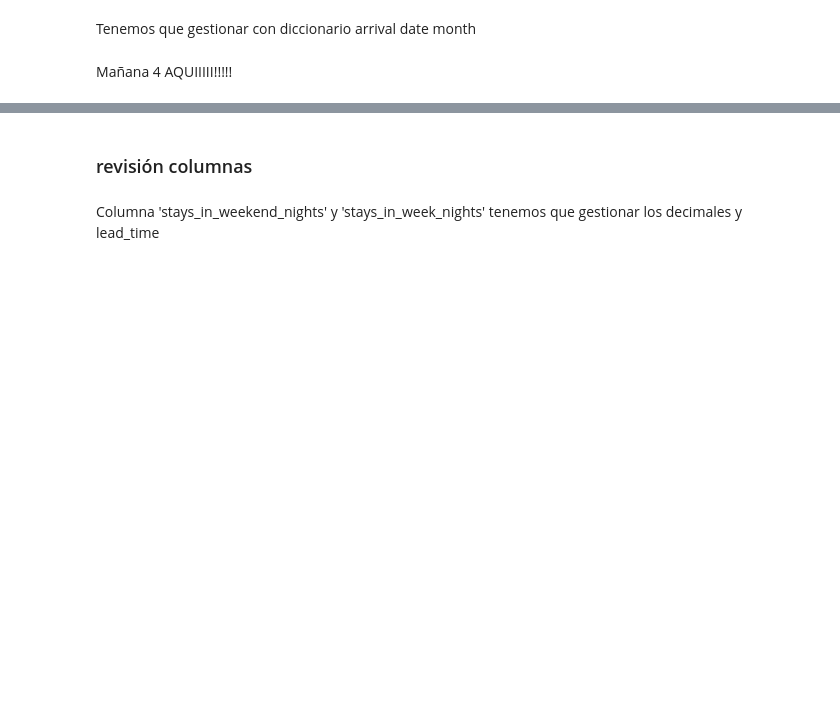
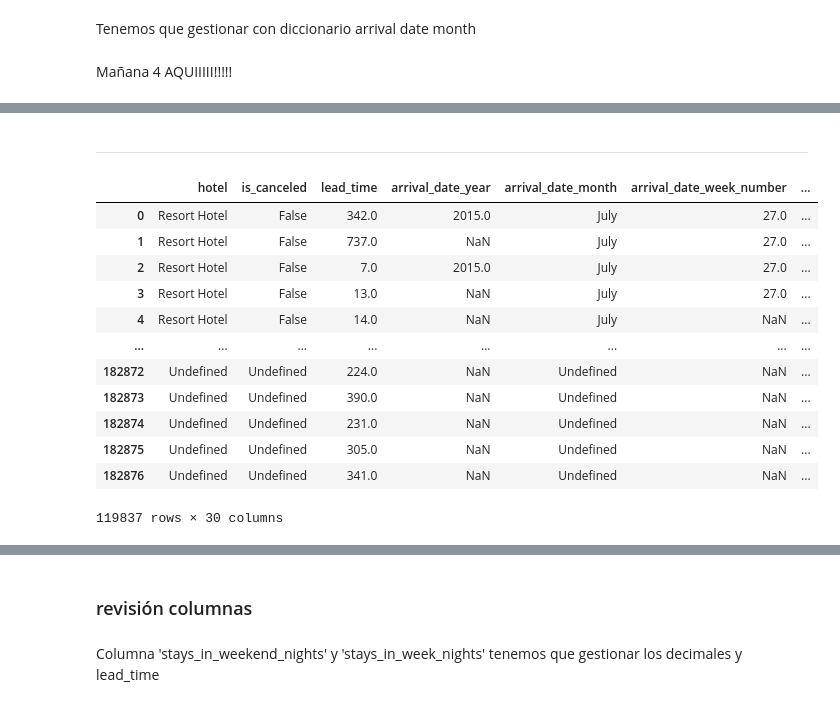
Before and after one commit to Adalab/proyecto-da-promo-F-modulo-4-team-4, a Jupyter notebook: prueba.ipynb, the cells around one changed output, grey strips where cells are left out. Saved outputs shown, nothing was run; the diff lists cells and outputs as text; code cells hidden in the pictures; blank space fills up the shorter version.

```diff
--- a/prueba.ipynb
+++ b/prueba.ipynb
@@ -281,3 +437,38 @@ Mañana 4 AQUIIIII!!!!!
+# %% [markdown]
+_______
+# %%
+def cambiar_undefined(dataframe, columna):
+    dataframe[columna] = dataframe[columna].fillna("Undefined")
+    return dataframe
+# %%
+lista_columnas_nan = ['hotel',
+    'is_canceled',
+    'arrival_date_month',
+    'meal',
+    'country',
+    'market_segment',
+    'distribution_channel',
+    'reserved_room_type',
+    'assigned_room_type',
+    'customer_type',
+    'reservation_status',
+    'is_repeated_guest']
+# %%
+cambiar_undefined(df, lista_columnas_nan)
+# %% [output]
+|  | hotel | is_canceled | lead_time | arrival_date_year | arrival_date_month | arrival_date_week_number | ... |
+| 0 | Resort Hotel | False | 342.0 | 2015.0 | July | 27.0 | ... |
+| 1 | Resort Hotel | False | 737.0 | NaN | July | 27.0 | ... |
+| 2 | Resort Hotel | False | 7.0 | 2015.0 | July | 27.0 | ... |
+| 3 | Resort Hotel | False | 13.0 | NaN | July | 27.0 | ... |
+| 4 | Resort Hotel | False | 14.0 | NaN | July | NaN | ... |
+| ... | ... | ... | ... | ... | ... | ... | ... |
+| 182872 | Undefined | Undefined | 224.0 | NaN | Undefined | NaN | ... |
+| 182873 | Undefined | Undefined | 390.0 | NaN | Undefined | NaN | ... |
+| 182874 | Undefined | Undefined | 231.0 | NaN | Undefined | NaN | ... |
+| 182875 | Undefined | Undefined | 305.0 | NaN | Undefined | NaN | ... |
+| 182876 | Undefined | Undefined | 341.0 | NaN | Undefined | NaN | ... |
+119837 rows × 30 columns
 # %%
 df['stays_in_weekend_nights'].unique()
 # %% [output]
```
Also changed, not shown: parts of 37 cells of this notebook, 2 other files.
